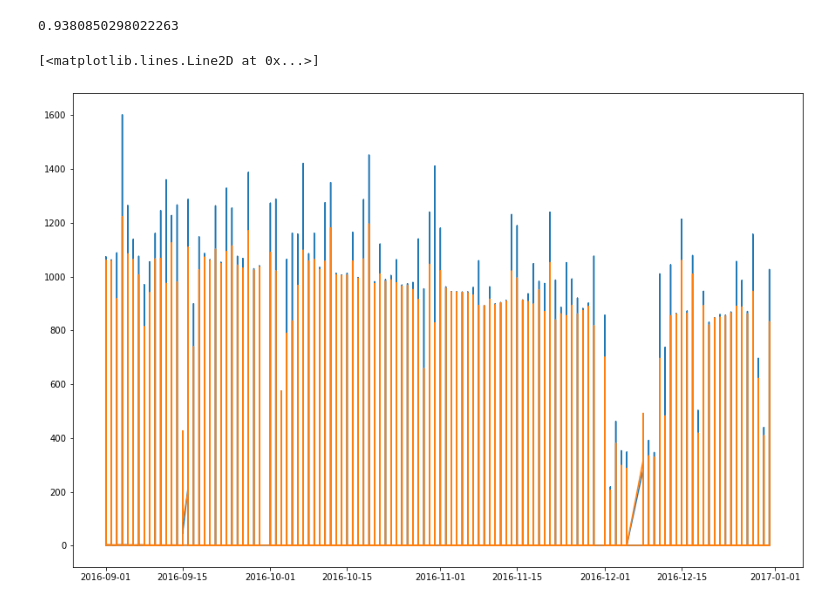
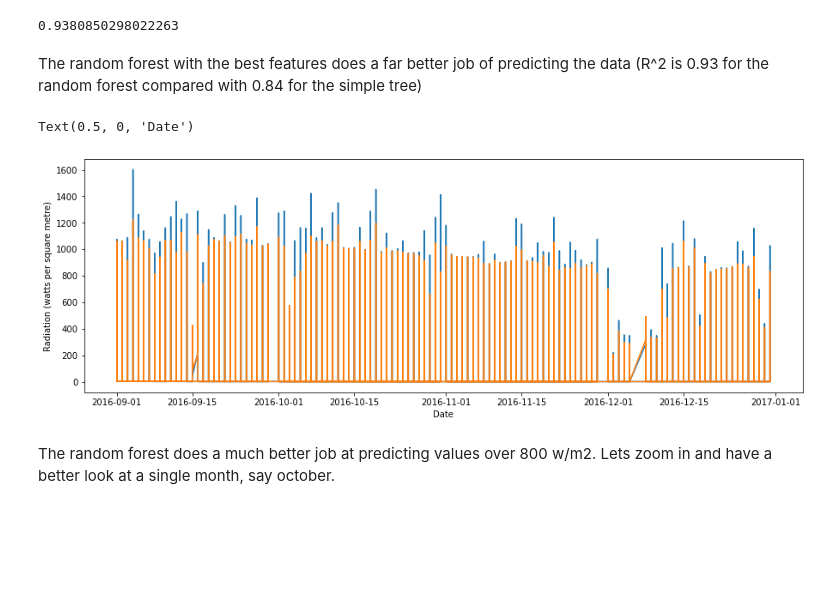
Before and after one commit to lclaxton/Solar_radiation_prediction, a Jupyter notebook: Solar_radiation_prediction.ipynb, the cells around one changed output. Drawn from its saved outputs; the diff is of its cells as text; code cells hidden in the pictures; blank space fills up the shorter version.

```diff
--- a/Solar_radiation_prediction.ipynb
+++ b/Solar_radiation_prediction.ipynb
@@ -221,11 +230,19 @@ Best_RFR.fit(X_train,y_train)
 Best_RFR.score(X_test, y_test)
 # %% [output]
 0.9380850298022263
+# %% [markdown]
+The random forest with the best features does a far better job of predicting the data (R^2 is 0.93 for the random forest compared with 0.84 for the simple tree)
+# %%
+best_RF_pred_y = Best_RFR.predict(scaler.transform(X))
 # %%
-plt.figure(figsize=(15,10))
+plt.figure(figsize=(15,5))
 plt.plot(df.date,df.Radiation)
-plt.plot(df.date,Best_RFR.predict(scaler.transform(X)))
+plt.plot(df.date,best_RF_pred_y)
+plt.ylabel('Radiation (watts per square metre)')
+plt.xlabel('Date')
 # %% [output]
-[<matplotlib.lines.Line2D at 0x...>]
+Text(0.5, 0, 'Date')
-[figure, old version]
+[figure, new version]
+# %% [markdown]
+The random forest does a much better job at predicting values over 800 w/m2. Lets zoom in and have a better look at a single month, say october.
 # %%
```
Also changed, not shown: parts of 12 cells of this notebook.
